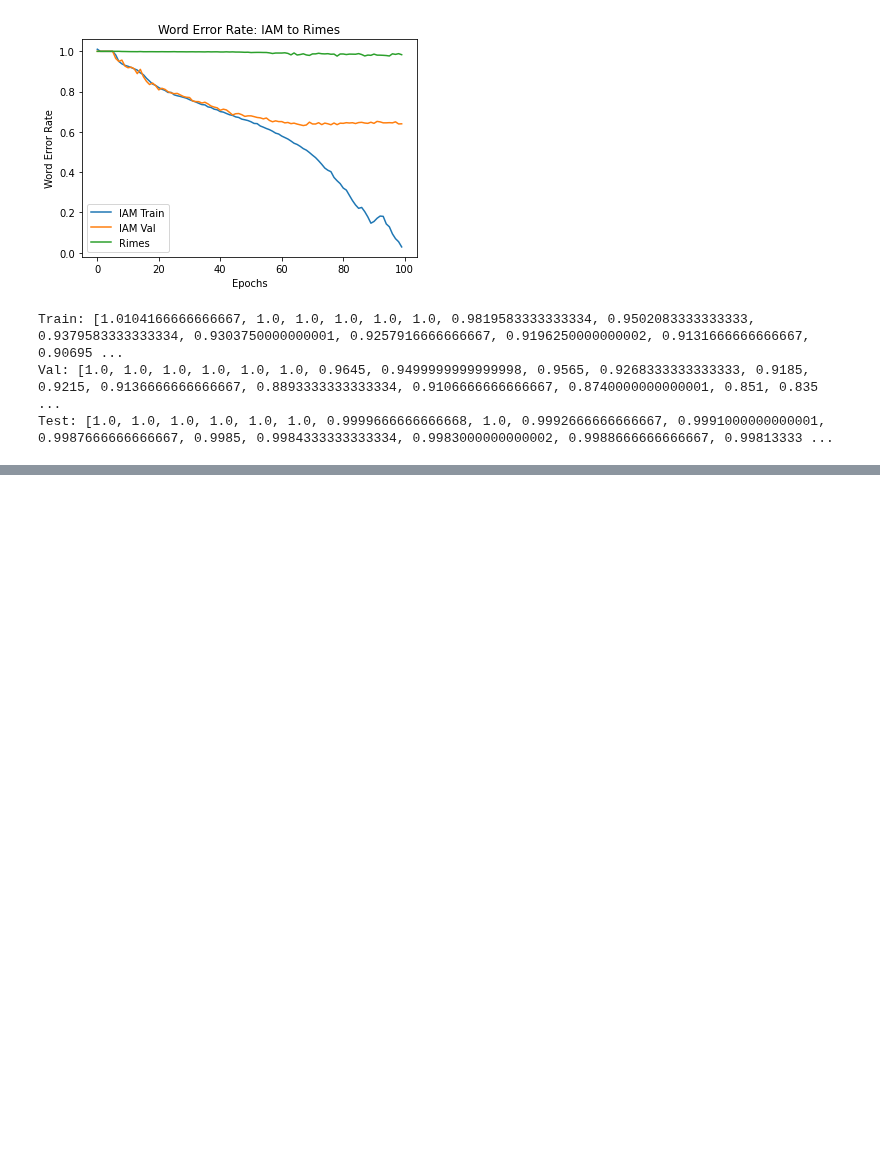
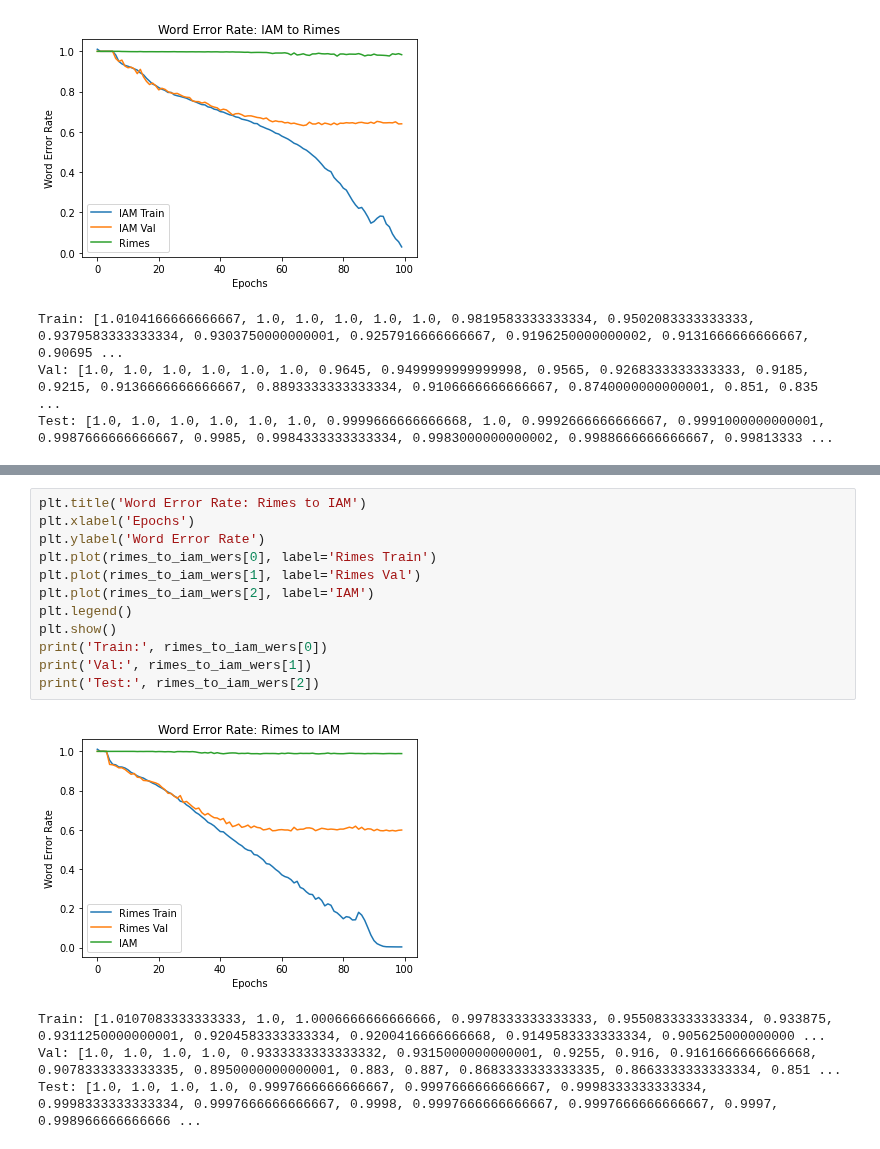
Before and after one commit to ericburdett/cs601r-dl, a Jupyter notebook: tl.ipynb, the cells around one changed output, grey strips where cells are left out. Drawn from its saved outputs; the diff is of its cells as text; blank space fills up the shorter version.

```diff
--- a/tl.ipynb
+++ b/tl.ipynb
@@ -644,0 +696,17 @@ Test: [1.0, 1.0, 1.0, 1.0, 1.0, 1.0, 0.9999666666666668, 1.0, 0.9992666666666667
+# %%
+plt.title('Word Error Rate: Rimes to IAM')
+plt.xlabel('Epochs')
+plt.ylabel('Word Error Rate')
+plt.plot(rimes_to_iam_wers[0], label='Rimes Train')
+plt.plot(rimes_to_iam_wers[1], label='Rimes Val')
+plt.plot(rimes_to_iam_wers[2], label='IAM')
+plt.legend()
+plt.show()
+print('Train:', rimes_to_iam_wers[0])
+print('Val:', rimes_to_iam_wers[1])
+print('Test:', rimes_to_iam_wers[2])
+# %% [output]
+[figure, added]
+Train: [1.0107083333333333, 1.0, 1.0006666666666666, 0.9978333333333333, 0.9550833333333334, 0.933875, 0.9311250000000001, 0.9204583333333334, 0.9200416666666668, 0.9149583333333334, 0.905625000000000 ...
+Val: [1.0, 1.0, 1.0, 1.0, 0.9333333333333332, 0.9315000000000001, 0.9255, 0.916, 0.9161666666666668, 0.9078333333333335, 0.8950000000000001, 0.883, 0.887, 0.8683333333333335, 0.8663333333333334, 0.851 ...
+Test: [1.0, 1.0, 1.0, 1.0, 0.9997666666666667, 0.9997666666666667, 0.9998333333333334, 0.9998333333333334, 0.9997666666666667, 0.9998, 0.9997666666666667, 0.9997666666666667, 0.9997, 0.998966666666666 ...
```
Also changed, not shown: parts of 9 cells of this notebook.
